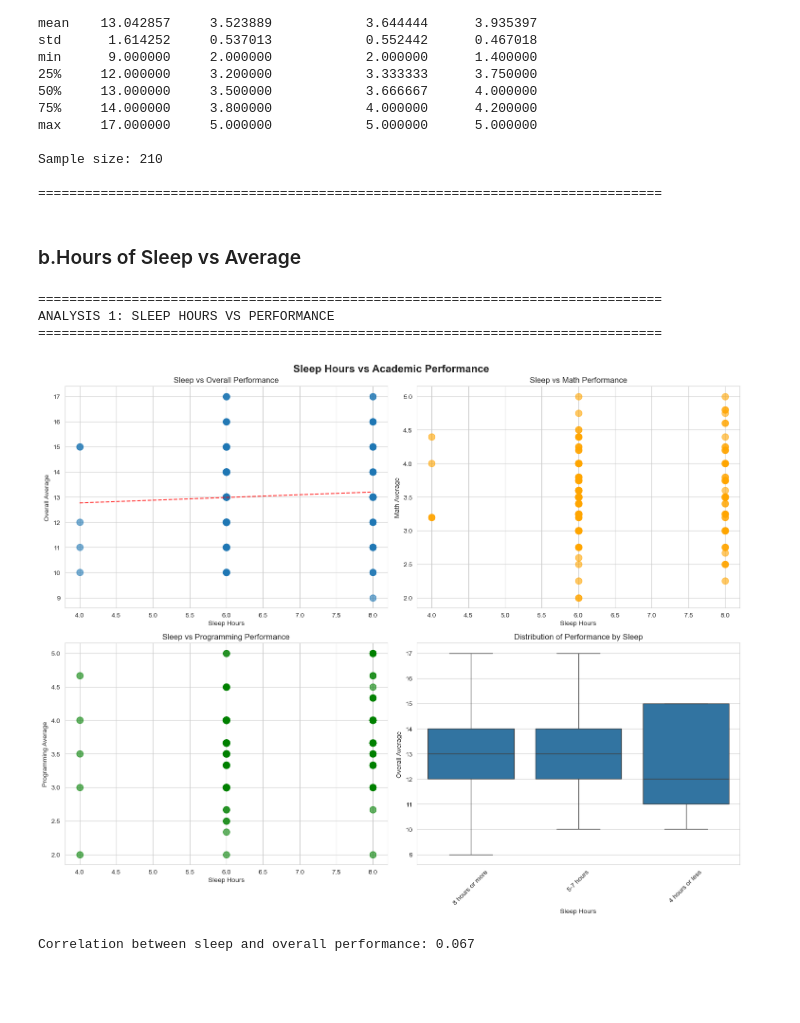
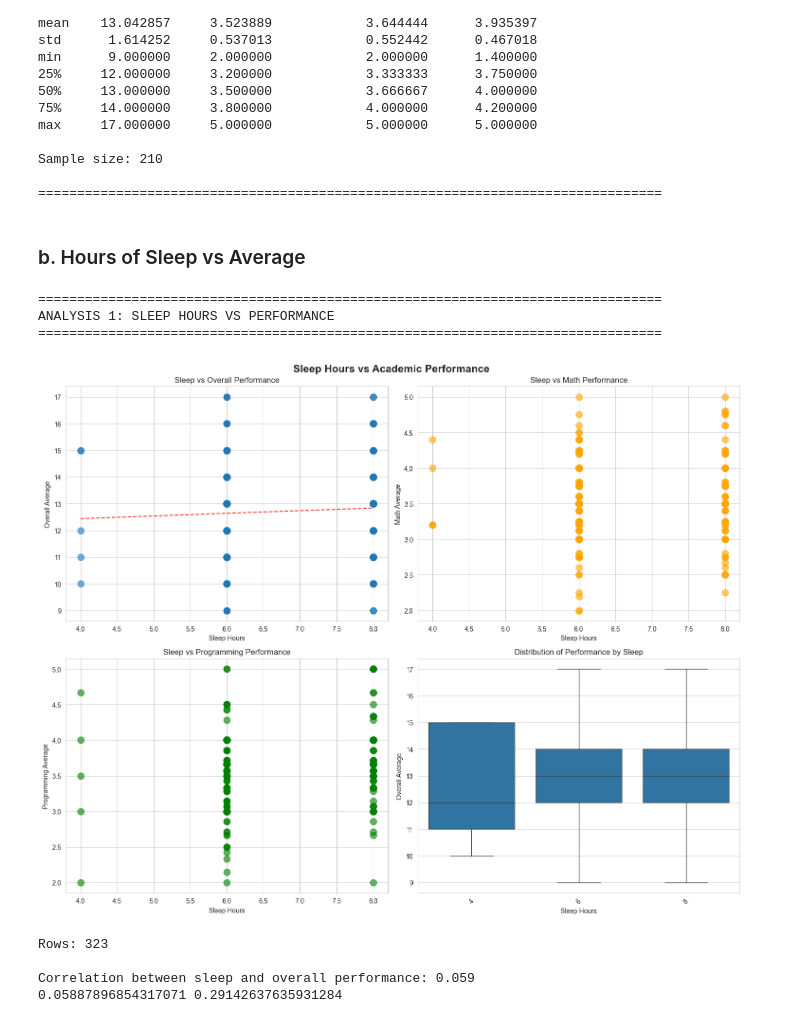
Before and after one commit to ayaaa321/ENSIA-students-performance, a Jupyter notebook: EDA/eda_bivariate_analysis.ipynb, the cells around one changed output. Cells and saved outputs as stored; diff of their text form; code cells hidden in the pictures; blank space fills up the shorter version.

Commit message:
add exploratory data analysis p2: bivariate

```diff
--- a/EDA/eda_bivariate_analysis.ipynb
+++ b/EDA/eda_bivariate_analysis.ipynb
@@ -103,7 +103,8 @@ sleep_mapping = {
     '8 hours or more': 8
 }
 data_1y['sleep_numeric'] = data_1y['how many hours do you sleep'].map(sleep_mapping)
-
+data_2y['sleep_numeric'] = data_2y['how many hours do you sleep'].map(sleep_mapping)
+data_3y['sleep_numeric'] = data_3y['how many hours do you sleep'].map(sleep_mapping)
 print("\nSample size:", len(data_1y))
 print("\n" + "=" * 80)
 # %% [output]
@@ -122,53 +123,74 @@ Sample size: 210
 
 ================================================================================
 # %% [markdown]
-### b.Hours of Sleep vs Average
+### b. Hours of Sleep vs Average
 # %%
 print("\n\n" + "=" * 80)
 print("ANALYSIS 1: SLEEP HOURS VS PERFORMANCE")
 print("=" * 80)
 
+data_1y_renamed = data_1y[['sleep_numeric', '1y average', '1Y_math_avg', '1Y_programming_avg']].copy()
+data_1y_renamed.columns = ['sleep_numeric', 'overall_average', 'math_avg', 'programming_avg']
+
+data_2y_renamed = data_2y[['sleep_numeric', '2y average', '2Y_math_avg', '2Y_programming_avg']].copy()
+data_2y_renamed.columns = ['sleep_numeric', 'overall_average', 'math_avg', 'programming_avg']
+
+data_3y_renamed = data_3y[['sleep_numeric', '3y average', '3Y_math_avg', '3Y_programming_avg']].copy()
+data_3y_renamed.columns = ['sleep_numeric', 'overall_average', 'math_avg', 'programming_avg']
+
+# Concatenate (stack rows)
+data_sleep_perf = pd.concat([data_1y_renamed, data_2y_renamed, data_3y_renamed], ignore_index=True).dropna()
+
+
 fig, axes = plt.subplots(2, 2, figsize=(15, 12))
 fig.suptitle('Sleep Hours vs Academic Performance', fontsize=16, fontweight='bold')
 
 # Overall average
-axes[0, 0].scatter(data_1y['sleep_numeric'], data_1y['1y average'], alpha=0.6, s=100)
+axes[0, 0].scatter(data_sleep_perf['sleep_numeric'], data_sleep_perf['overall_average'], alpha=0.6, s=100)
 axes[0, 0].set_xlabel('Sleep Hours')
 axes[0, 0].set_ylabel('Overall Average')
 axes[0, 0].set_title('Sleep vs Overall Performance')
-z = np.polyfit(data_1y['sleep_numeric'].dropna(), data_1y['1y average'].dropna(), 1)
+z = np.polyfit(data_sleep_perf['sleep_numeric'].dropna(), data_sleep_perf['overall_average'].dropna(), 1)
 p = np.poly1d(z)
-axes[0, 0].plot(data_1y['sleep_numeric'].dropna().sort_values(),
-                p(data_1y['sleep_numeric'].dropna().sort_values()), "r--", alpha=0.8)
+axes[0, 0].plot(data_sleep_perf['sleep_numeric'].dropna().sort_values(),
+                p(data_sleep_perf['sleep_numeric'].dropna().sort_values()), "r--", alpha=0.8)
 
 # Math average
-axes[0, 1].scatter(data_1y['sleep_numeric'], data_1y['1Y_math_avg'], alpha=0.6, s=100, color='orange')
+axes[0, 1].scatter(data_sleep_perf['sleep_numeric'], data_sleep_perf['math_avg'], alpha=0.6, s=100, color='orange')
 axes[0, 1].set_xlabel('Sleep Hours')
 axes[0, 1].set_ylabel('Math Average')
 axes[0, 1].set_title('Sleep vs Math Performance')
 
 # Programming average
-axes[1, 0].scatter(data_1y['sleep_numeric'], data_1y['1Y_programming_avg'], alpha=0.6, s=100, color='green')
+axes[1, 0].scatter(data_sleep_perf['sleep_numeric'], data_sleep_perf['programming_avg'], alpha=0.6, s=100, color='green')
 axes[1, 0].set_xlabel('Sleep Hours')
 axes[1, 0].set_ylabel('Programming Average')
 axes[1, 0].set_title('Sleep vs Programming Performance')
 
 # Box plot summary
-sns.boxplot(data=data_1y, x='how many hours do you sleep', y='1y average', ax=axes[1, 1])
+sns.boxplot(data=data_sleep_perf, x='sleep_numeric', y='overall_average', ax=axes[1, 1])
 axes[1, 1].set_xlabel('Sleep Hours')
 axes[1, 1].set_ylabel('Overall Average')
 axes[1, 1].set_title('Distribution of Performance by Sleep')
 axes[1, 1].tick_params(axis='x', rotation=45)
 
 plt.tight_layout()
 plt.show()
 
 # Correlation statistics
-corr = data_1y[['sleep_numeric', '1y average']].corr().iloc[0, 1]
+corr = data_sleep_perf[['sleep_numeric', 'overall_average']].corr().iloc[0, 1]
+print("Rows:", data_sleep_perf.shape[0])
 print(f"\nCorrelation between sleep and overall performance: {corr:.3f}")
+from scipy.stats import pearsonr
+
+r, p = pearsonr(data_sleep_perf['sleep_numeric'], data_sleep_perf['overall_average'])
+print(r, p)
 # %% [output]
 ================================================================================
 ANALYSIS 1: SLEEP HOURS VS PERFORMANCE
 ================================================================================
-[figure, old version]
+[figure, new version]
-Correlation between sleep and overall performance: 0.067
+Rows: 323
+
+Correlation between sleep and overall performance: 0.059
+0.05887896854317071 0.29142637635931284
```
Also changed, not shown: parts of 16 cells of this notebook.
